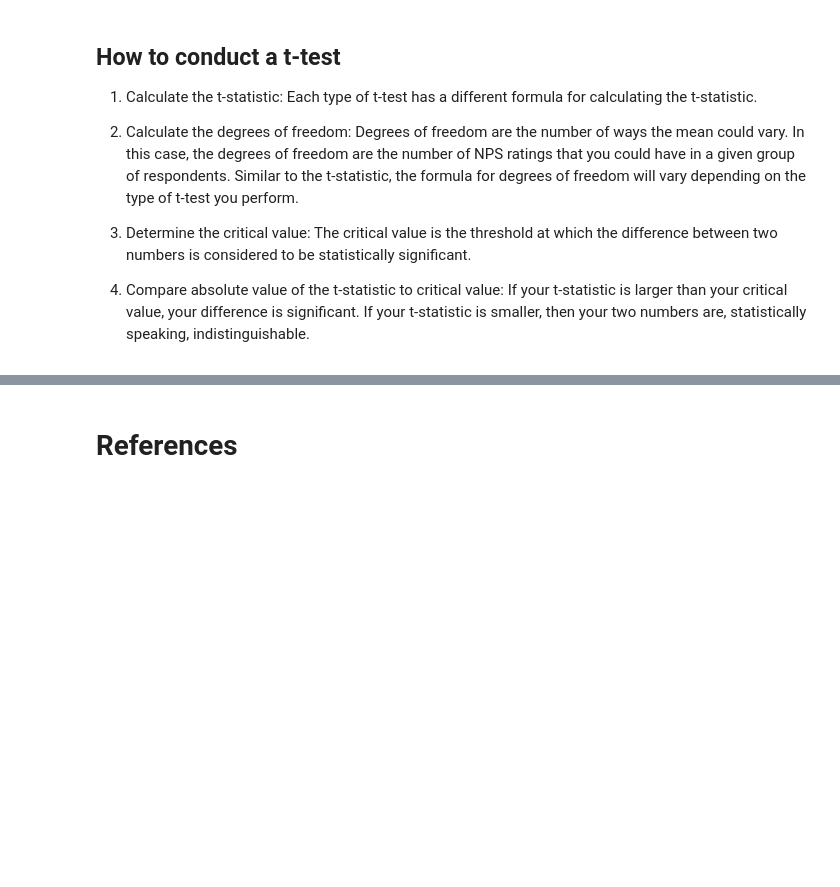
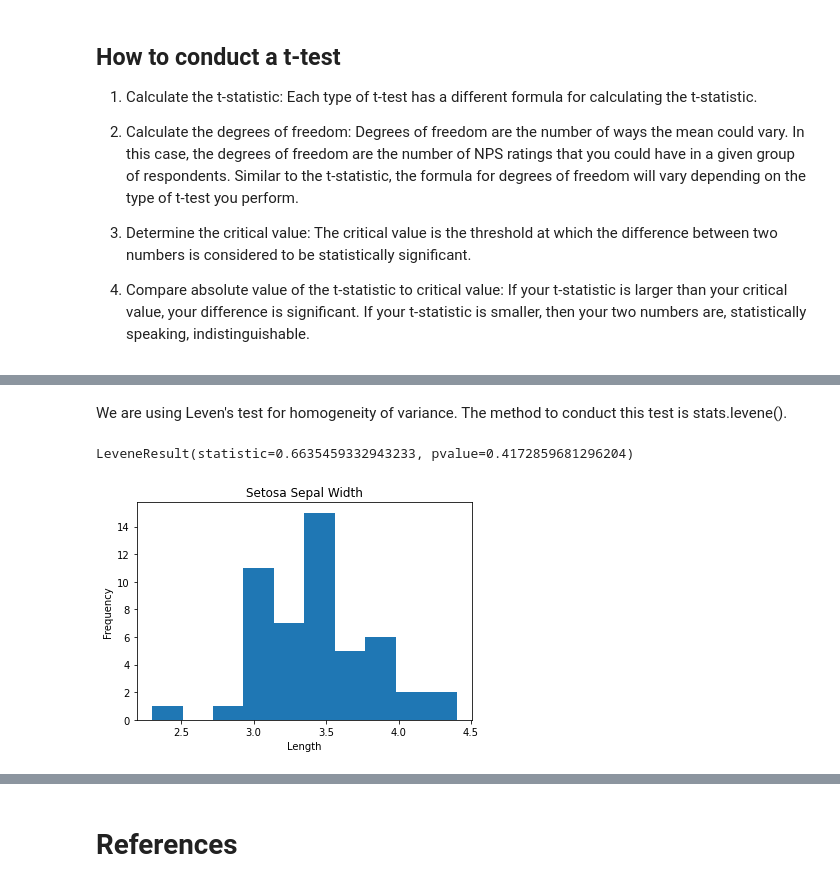
Before and after one commit to bensontjohn/ML-and-Statistics-assessment, a Jupyter notebook: scipy-stats.ipynb, the cells around one changed output, grey strips where cells are left out. Cells and saved outputs as stored; diff of their text form; code cells hidden in the pictures; blank space fills up the shorter version.

Commit message:
Using Iris dataset to perform t-test

```diff
--- a/scipy-stats.ipynb
+++ b/scipy-stats.ipynb
@@ -89,0 +92,5 @@ If your t-statistic is larger than your critical value, your difference is signi
+# %%
+df= pd.read_csv("data/iris.csv")
+df.head(3)
+
+df.groupby("species")['sepal_width'].describe()
@@ -89,0 +103,4 @@ If your t-statistic is larger than your critical value, your difference is signi
+# %%
+# Creating 2 dataframes for the respective flower species
+setosa = df[(df['species'] == 'setosa')]
+versicolor = df[(df['species'] == 'versicolor')]
@@ -89,0 +109,14 @@ If your t-statistic is larger than your critical value, your difference is signi
+# %% [markdown]
+We are using Leven's test for homogeneity of variance. The method to conduct this test is stats.levene().
+# %%
+stats.levene(setosa['sepal_width'], versicolor['sepal_width'])
+# %% [output]
+LeveneResult(statistic=0.6635459332943233, pvalue=0.4172859681296204)
+# %%
+# Using histogram to test assumption of normality.
+
+setosa['sepal_width'].plot(kind="hist", title="Setosa Sepal Width")
+plt.xlabel("Length")
+plt.savefig('Setosa_sepal_width')
+# %% [output]
+[figure, added]
```
Also changed, not shown: parts of 14 cells of this notebook.
